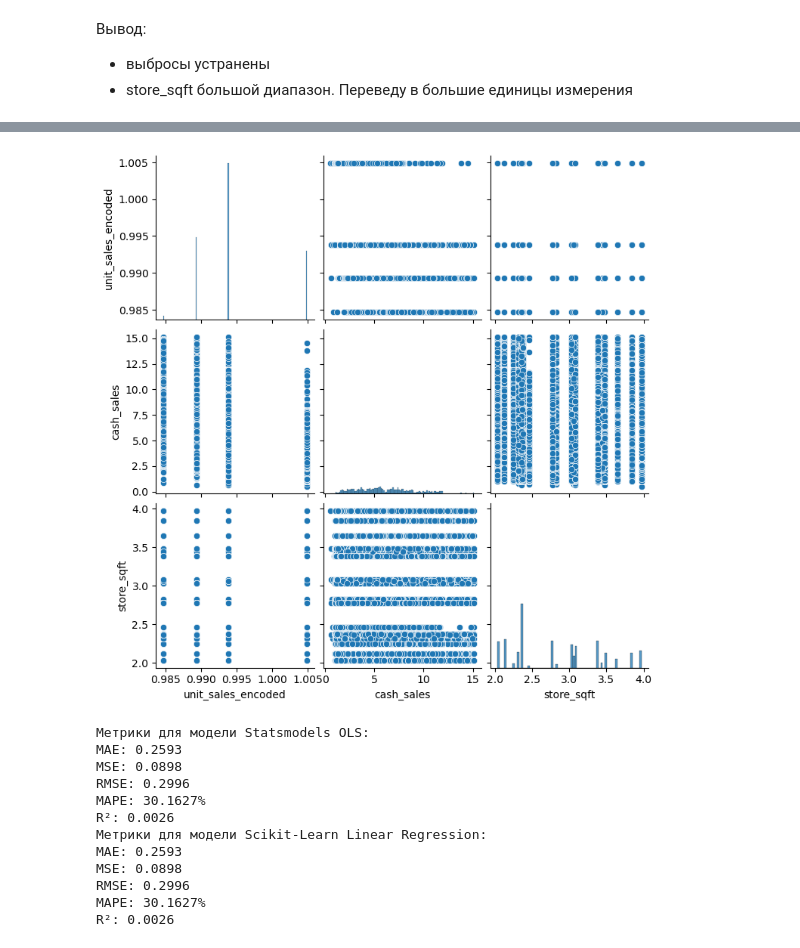
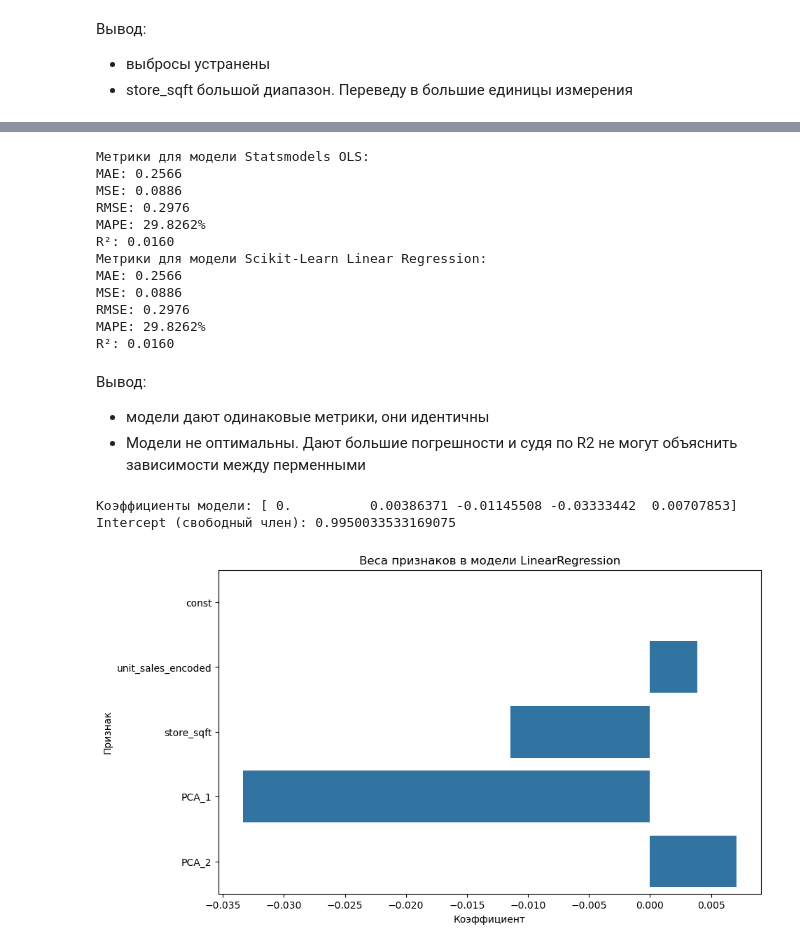
Before and after one commit to aquarapax/ML_linear_regression, a Jupyter notebook: linear_note.ipynb, the cells around one changed output, grey strips where cells are left out. Saved outputs shown, nothing was run; the diff lists cells and outputs as text; code cells hidden in the pictures.

```diff
--- a/linear_note.ipynb
+++ b/linear_note.ipynb
@@ -260,5 +230,0 @@ plt.show()
-# %%
-sns.pairplot(df[['unit_sales_encoded', 'cash_sales', 'store_sqft']])
-plt.show()
-# %% [output]
-[figure, removed]
@@ -265,6 +250,10 @@ plt.show()
 # %%
+
 # Выделяем целевую переменную и признаки
-X = df[['unit_sales_encoded', 'cash_sales', 'store_sqft']]  # Признаки
+# X = df[['unit_sales_encoded', 'cash_sales', 'store_sqft']]  # Признаки
+X = df[['unit_sales_encoded', 'store_sqft', 'PCA_1', 'PCA_2']]
+f_ = X
+# X = df[[ 'store_sqft', 'PCA_1']]
 y = df['cost']  # Целевая переменная
 
 # Масштабирование признаков
@@ -309,14 +298,44 @@ evaluate_model(y_test, y_pred_sm, "Statsmodels OLS")
 evaluate_model(y_test, y_pred_sk, "Scikit-Learn Linear Regression")
 # %% [output]
 Метрики для модели Statsmodels OLS:
-MAE: 0.2593
-MSE: 0.0898
-RMSE: 0.2996
-MAPE: 30.1627%
-R²: 0.0026
+MAE: 0.2566
+MSE: 0.0886
+RMSE: 0.2976
+MAPE: 29.8262%
+R²: 0.0160
 Метрики для модели Scikit-Learn Linear Regression:
-MAE: 0.2593
-MSE: 0.0898
-RMSE: 0.2996
-MAPE: 30.1627%
-R²: 0.0026
+MAE: 0.2566
+MSE: 0.0886
+RMSE: 0.2976
+MAPE: 29.8262%
+R²: 0.0160
+# %% [markdown]
+Вывод:
+- модели дают одинаковые метрики, они идентичны
+- Модели не оптимальны. Дают большие погрешности и судя по R2 не могут объяснить зависимости между перменными
+# %%
+# Выгружаем коэффициенты модели
+coefficients = model_sk.coef_
+
+# Выгружаем intercept (свободный член)
+intercept = model_sk.intercept_
+
+print("Коэффициенты модели:", coefficients)
+print("Intercept (свободный член):", intercept)
+# %% [output]
+Коэффициенты модели: [ 0.          0.00386371 -0.01145508 -0.03333442  0.00707853]
+Intercept (свободный член): 0.9950033533169075
+# %%
+feature_names = ['const', 'unit_sales_encoded', 'store_sqft', 'PCA_1', 'PCA_2']
+
+coef_df = pd.DataFrame({'Feature': feature_names, 'Coefficient': coefficients})
+
+# Визуализация
+plt.figure(figsize=(10, 6))
+sns.barplot(x='Coefficient', y='Feature', data=coef_df)
+plt.title('Веса признаков в модели LinearRegression')
+plt.xlabel('Коэффициент')
+plt.ylabel('Признак')
+plt.show()
+# %% [output]
+[figure, added]
```
Also changed, not shown: parts of 19 cells of this notebook, 4 other files.
